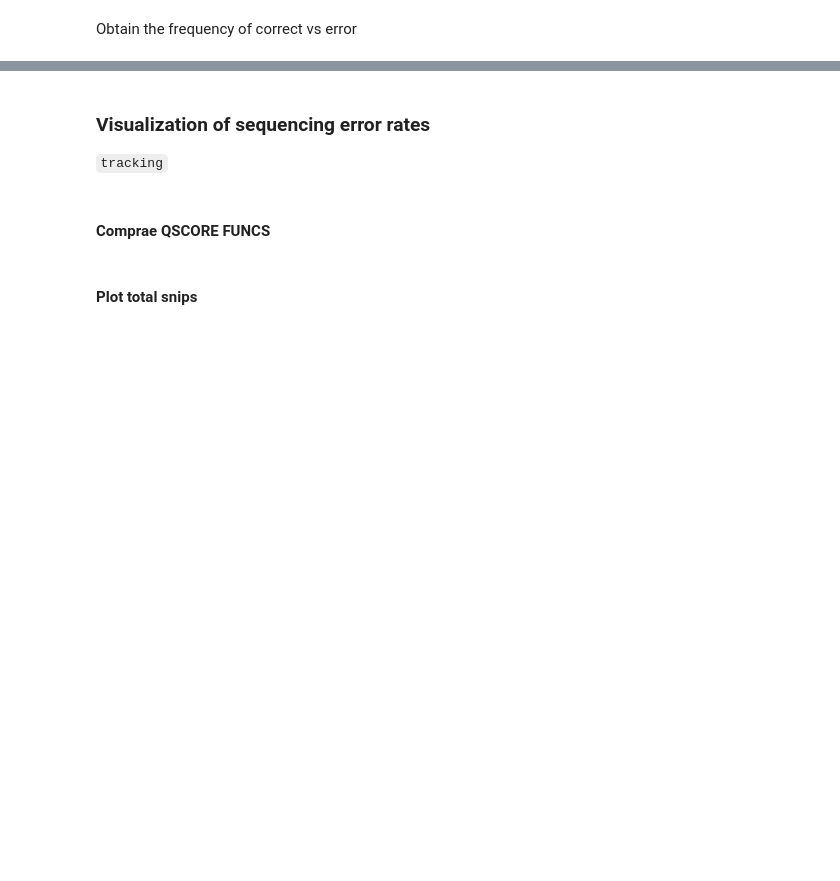
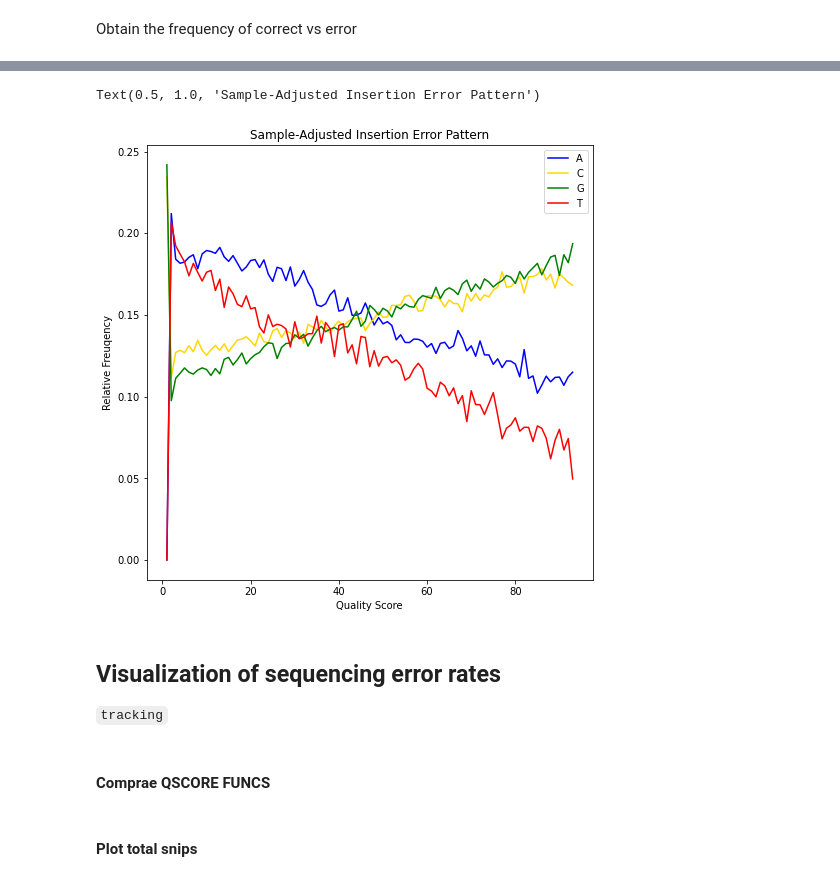
Before and after one commit to Davidebear/mutalib, a Jupyter notebook: tracking.ipynb, the cells around one changed output, grey strips where cells are left out. Cells and saved outputs as stored; diff of their text form; code cells hidden in the pictures; blank space fills up the shorter version.

```diff
--- a/tracking.ipynb
+++ b/tracking.ipynb
@@ -855,7 +766,7 @@ for n, rfp in enumerate(rfp_list):
     add_isIndel(rfp, cov, rfp=True)
 # %%
 import pickle
-# with open('pickle/v1bfp.pickle', 'wb') as f:
-#     pickle.dump(bfp_list, f)
+with open('pickle/v1bfp.pickle', 'wb') as f:
+    pickle.dump(bfp_list, f)
 with open('pickle/v1rfp.pickle', 'wb') as f:
     pickle.dump(rfp_list, f)
@@ -997,0 +916,13 @@ with open('pickle/v1TrackingIndelsRFPonly.pickle', 'wb') as f:
+# %%
+# Modified cmtx func
+def to_cem(df, drop=False, pd=True):
+    df/= np.sum(df, axis=0)
+    if pd:
+        df.index = ['A', 'C', 'G', 'T', '-']
+    if drop:
+        df = df.drop('-', axis=1).drop('-')
+    return np.array(df.values)
+
+def nuc_hot_encode(nuc):
+    dict = {'A' : 0, 'C': 1, 'G' : 2, 'T' : 3, '-' : 4}
+    return dict.get(nuc)
@@ -998,5 +1039,14 @@ with open('pickle/v1TrackingIndelsRFPonly.pickle', 'wb') as f:
+# %%
+# hello[0] = np.zeros((5,5))
+# hello[1] = np.zeros((5,5))
+
+plot_nuc_cem(hello, '-', is_snip=False, colors=['blue', 'gold', 'green', 'red'])
+plt.title('Sample-Adjusted Insertion Error Pattern')
+# %% [output]
+Text(0.5, 1.0, 'Sample-Adjusted Insertion Error Pattern')
+[figure, added]
 # %% [markdown]
-### Visualization of sequencing error rates
+## Visualization of sequencing error rates
 `tracking`
 # %% [markdown]
 #### Comprae QSCORE FUNCS
```
Also changed, not shown: parts of 58 cells of this notebook, 5 other files.
